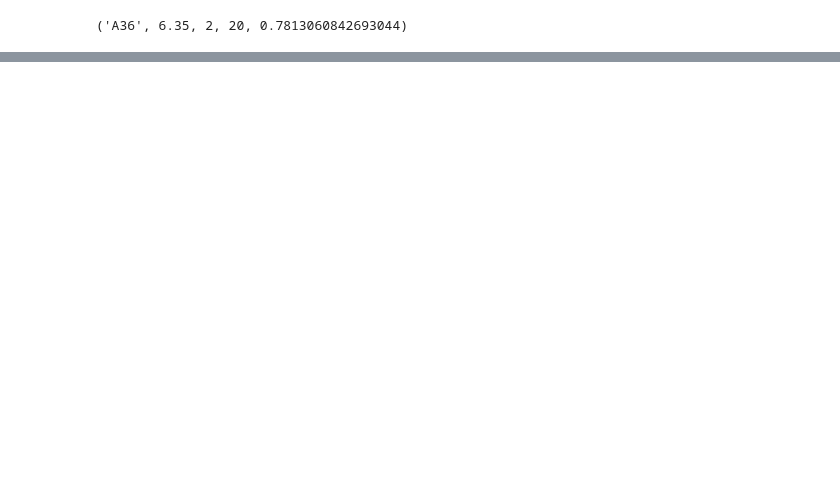
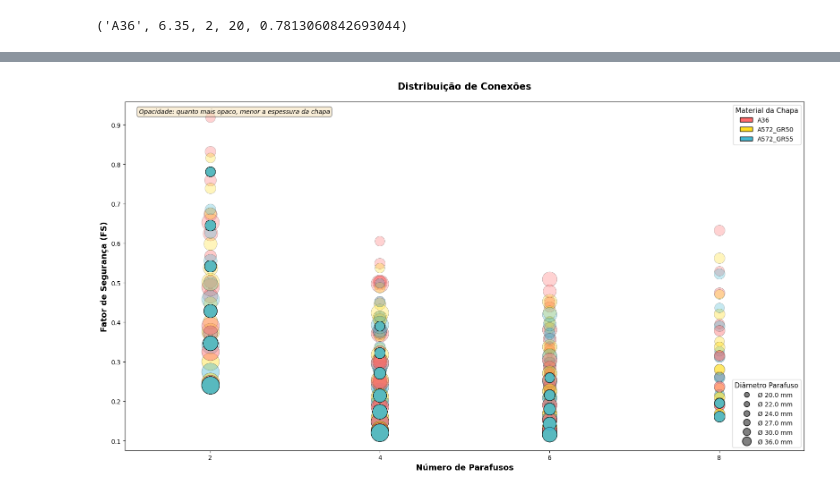
Before and after one commit to brhenri-mr/SteelFLUX, a Jupyter notebook: data_preparete/Visualize.ipynb, the cells around one changed output, grey strips where cells are left out. Cells and saved outputs as stored; diff of their text form; code cells hidden in the pictures; blank space fills up the shorter version.

```diff
--- a/data_preparete/Visualize.ipynb
+++ b/data_preparete/Visualize.ipynb
@@ -45,0 +78,14 @@ plot(data, ['A36', 'A572_GR50', 'A572_GR55'])
+# %%
+data = {
+    'material': [],
+    'espessura_chapa': [],
+    'num_parafusos': [],
+    'diametro_parafuso': [],
+    'FS': []
+}
+for i in range(len(dados)):
+    for chave, valor in zip(data.keys(), dados[i]):
+        data[chave].append(valor)
+plot(data, ['A36', 'A572_GR50', 'A572_GR55'])
+# %% [output]
+[figure, added]
```
Also changed, not shown: parts of 5 cells of this notebook, 3 other files.
